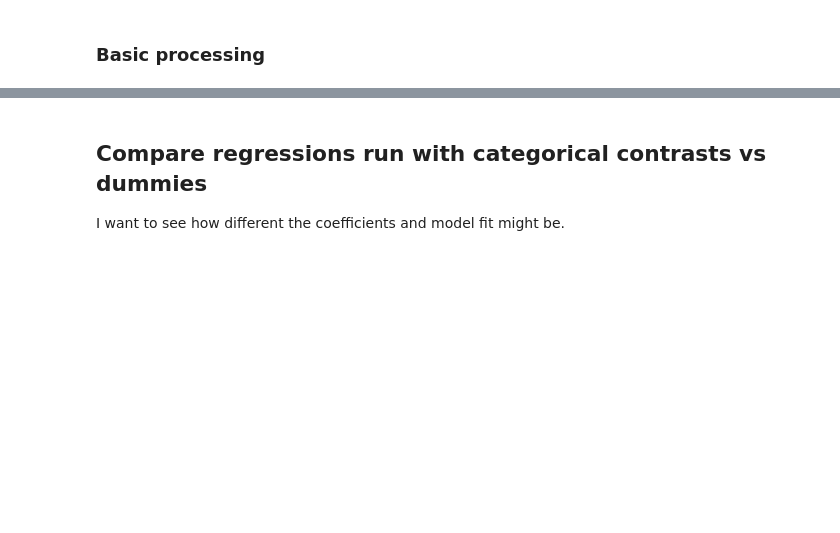
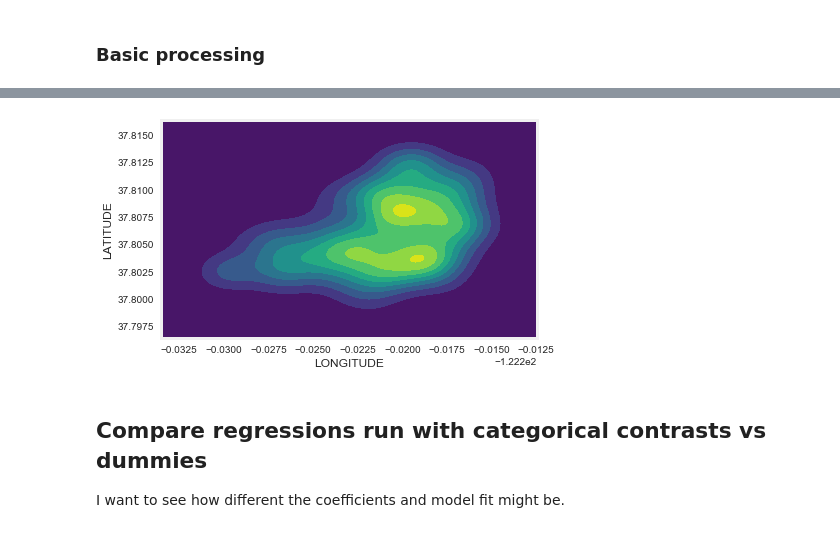
Before and after one commit to akselx/oakland_hedonic, a Jupyter notebook: Redfin categorical vs dummies.ipynb, the cells around one changed output, grey strips where cells are left out. Drawn from its saved outputs; the diff is of its cells as text; code cells hidden in the pictures; blank space fills up the shorter version.

```diff
--- a/Redfin categorical vs dummies.ipynb
+++ b/Redfin categorical vs dummies.ipynb
@@ -104,3 +109,7 @@ subset
+# %%
+ax = sns.kdeplot(glenview.LONGITUDE,glenview.LATITUDE, shade=True, cmap='viridis');
+# %% [output]
+[figure, added]
 # %% [markdown]
 ## Compare regressions run with categorical contrasts vs dummies
 
```
Also changed, not shown: parts of 36 cells of this notebook.
